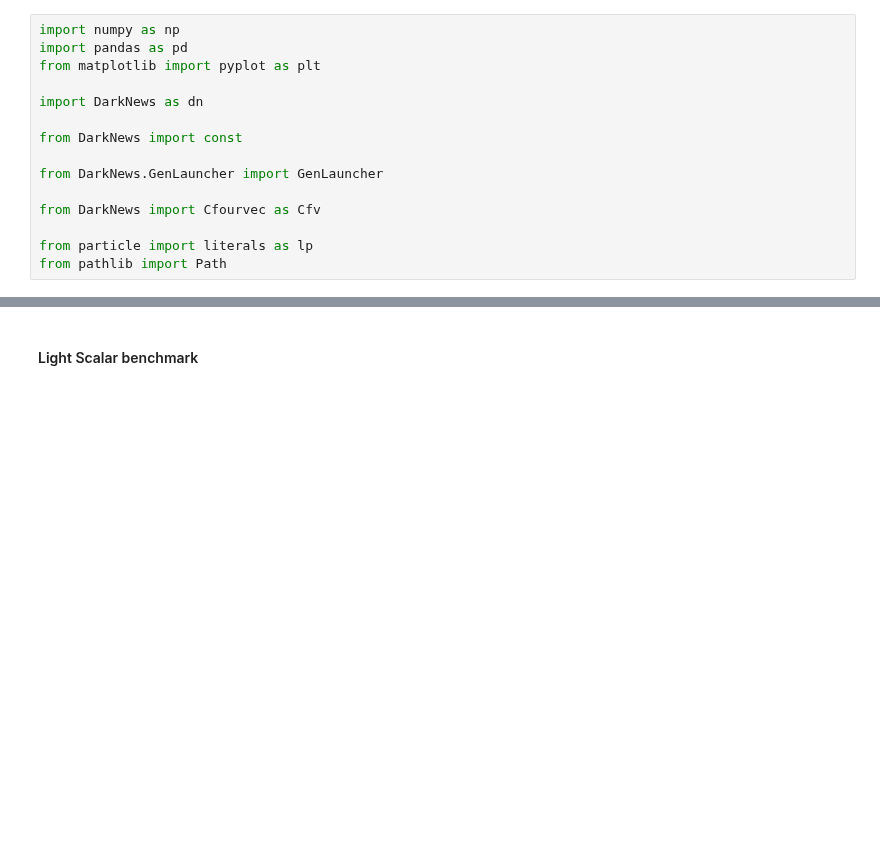
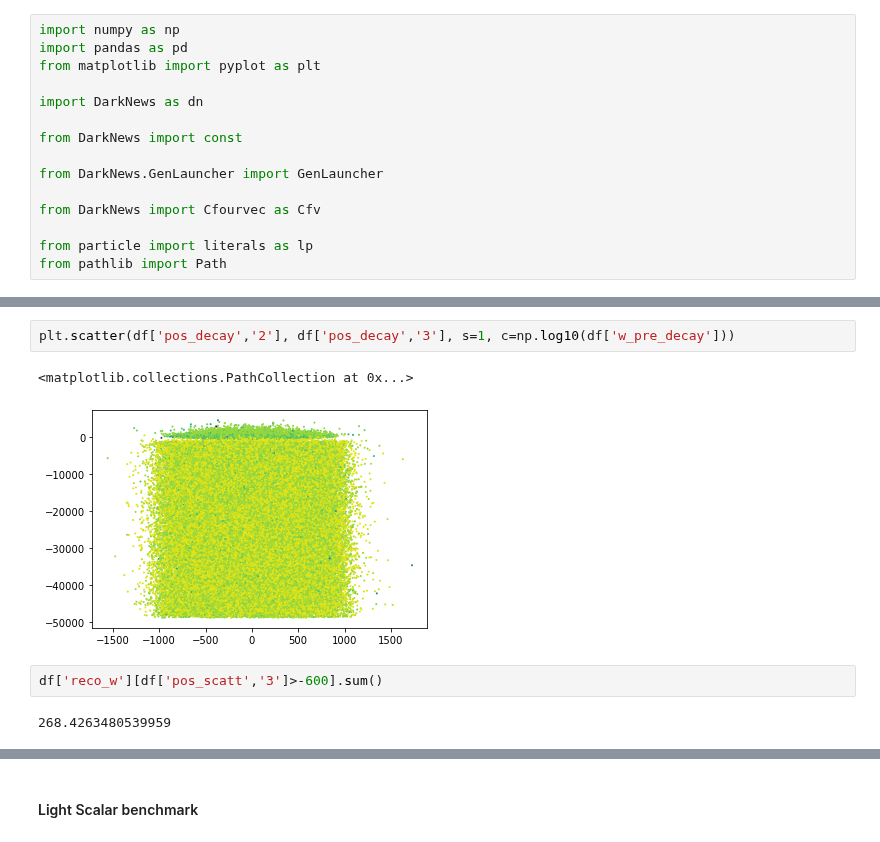
Before and after one commit to mhostert/DarkNews-generator, a Jupyter notebook: examples/test_generator.ipynb, the cells around one changed output, grey strips where cells are left out. Cells and saved outputs as stored; diff of their text form; blank space fills up the shorter version.

```diff
--- a/examples/test_generator.ipynb
+++ b/examples/test_generator.ipynb
@@ -18,0 +164,9 @@ from pathlib import Path
+# %%
+plt.scatter(df['pos_decay','2'], df['pos_decay','3'], s=1, c=np.log10(df['w_pre_decay']))
+# %% [output]
+<matplotlib.collections.PathCollection at 0x...>
+[figure, added]
+# %%
+df['reco_w'][df['pos_scatt','3']>-600].sum()
+# %% [output]
+268.4263480539959
```
Also changed, not shown: parts of 29 cells of this notebook, 11 other files.
